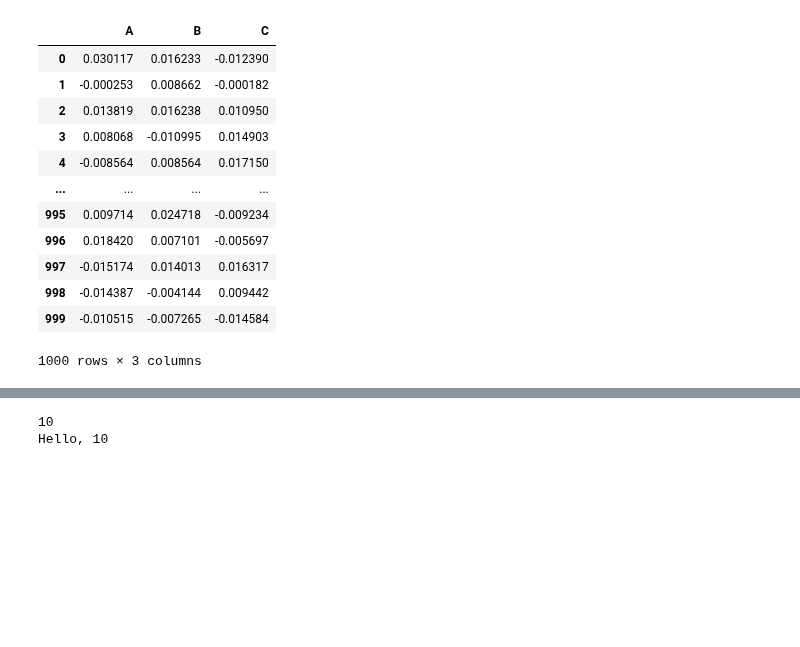
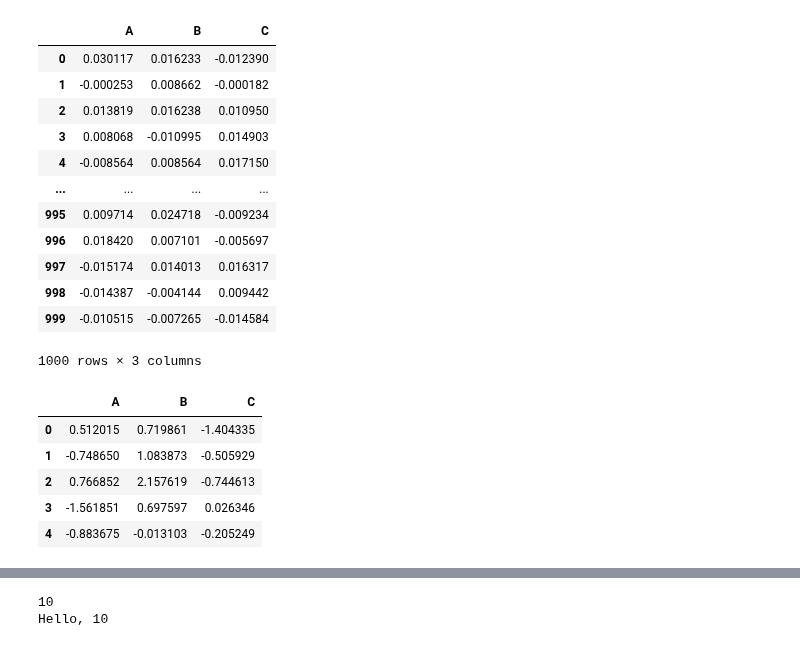
Before and after one commit to gbrs/ipython_notebook_probes, a Jupyter notebook: Probe.ipynb, the cells around one changed output, grey strips where cells are left out. Cells and saved outputs as stored; diff of their text form; code cells hidden in the pictures; blank space fills up the shorter version.

```diff
--- a/Probe.ipynb
+++ b/Probe.ipynb
@@ -798,3 +798,13 @@ zscore(df) - zscore(df1)
 | 998 | -0.014387 | -0.004144 | 0.009442 |
 | 999 | -0.010515 | -0.007265 | -0.014584 |
 1000 rows × 3 columns
+# %%
+df = pd.DataFrame(np.random.randn(1000, 3), columns=list('ABC'))
+df.head()
+# %% [output]
+|  | A | B | C |
+| 0 | 0.512015 | 0.719861 | -1.404335 |
+| 1 | -0.748650 | 1.083873 | -0.505929 |
+| 2 | 0.766852 | 2.157619 | -0.744613 |
+| 3 | -1.561851 | 0.697597 | 0.026346 |
+| 4 | -0.883675 | -0.013103 | -0.205249 |
```
Also changed, not shown: parts of 5 cells of this notebook.
